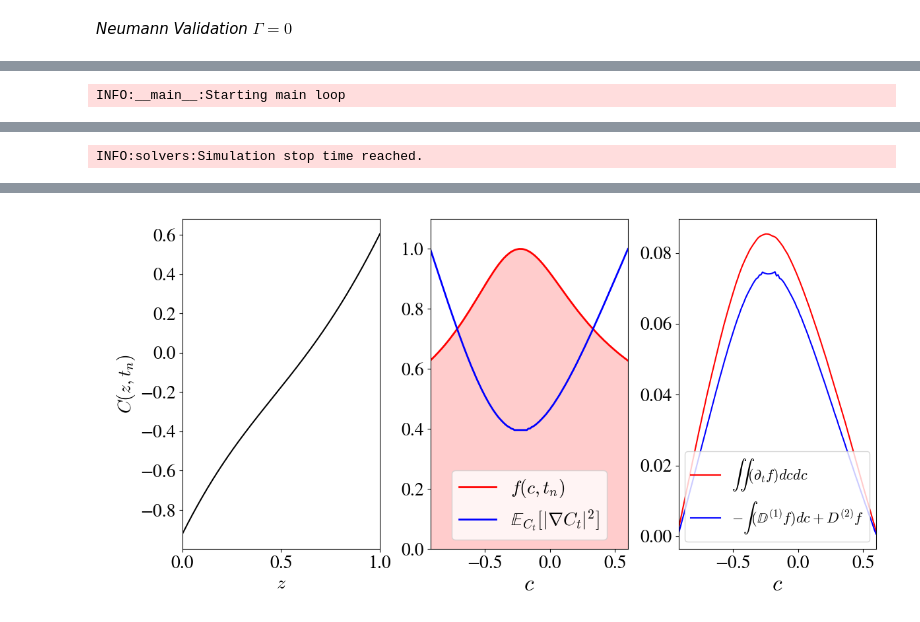
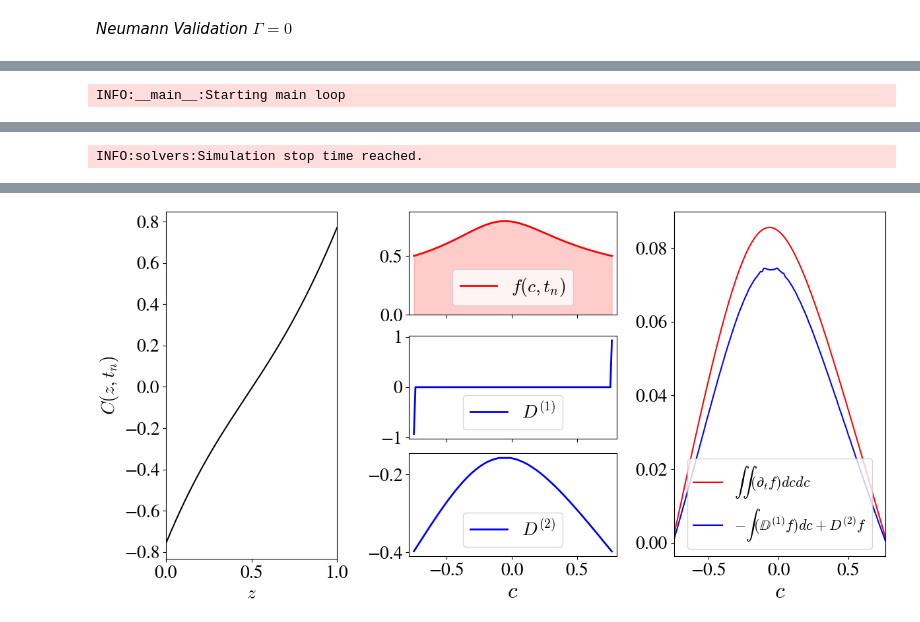
Before and after one commit to D-stratify/Theory, a Jupyter notebook: Diffusion_1D.ipynb, the cells around one changed output, grey strips where cells are left out. Drawn from its saved outputs; the diff is of its cells as text; code cells hidden in the pictures.

```diff
--- a/Diffusion_1D.ipynb
+++ b/Diffusion_1D.ipynb
@@ -94,7 +112,7 @@ def g_1(t):
 def Solve(β, Γ, κ, Nz=512):
 
   stop_sim_time = .125*(1/κ) # Less than a diffusion time so not a steady state solution
-  timestep      = 1e-04
+  timestep      = 1e-03
 
   zcoord = d3.Coordinate('z')
   dist   = d3.Distributor(zcoord, dtype=np.float64)
@@ -127,11 +145,11 @@ def Solve(β, Γ, κ, Nz=512):
   # Initial condition
   z      = dist.local_grid(zbasis)
   if β == 0:
-    C['g'] = - 1 + 2*z    + np.sin(2.*np.pi*z)
+    C['g'] = np.sin(2.*np.pi*z)
   elif Γ == 0:
-    C['g'] = - z +   z**2 + np.cos(2.*np.pi*z)
+    C['g'] = np.cos(2.*np.pi*z)
   else:
-    C['g'] = - 1 + 2*z    + np.sin(2.*np.pi*z)
+    C['g'] = np.sin(2.*np.pi*z)
 
   # Flow properties
   flow = d3.GlobalFlowProperty(solver, cadence=500)
@@ -176,7 +194,7 @@ $h(c;t)$ corresponds to the (unnormalised) density when $C_t$ is sampled from th
 \partial_tf_C = \int_0^1  \kappa \partial^2_z f_{C|Z} dz - \kappa \partial^2_c \left( \mathbb{E}[ |\nabla C|^2 |C=c]f_C \right).
 \end{equation} -->
 # %%
-def Data(N_bins=128):
+def Data():
 
   # Data loading
   file   = h5py.File('snapshots/snapshots_s1.h5', mode='r')
@@ -287,17 +305,22 @@ or more simply $\partial_z C_t$ on the boundaries.
 \end{equation}
 but we do not know $C_t$. As such the task of calculating $D^{(1)}$ reduces to calcultaing the conditional pdf $h$ on the boundaries.
 # %%
-def drift(f_c,c,κ,β,Γ):
+def drift(f_c,c,κ,β,Γ,times):
 
-  file    = h5py.File('snapshots/snapshots_s1.h5', mode='r')
-  C_cheb  = file['tasks/C' ][:,:]
-  Cz_cheb = file['tasks/Cz'][:,:]
+  from numpy import heaviside as H
 
-  int_D1f_C    = 0.*c
+  file  = h5py.File('snapshots/snapshots_s1.h5', mode='r')
+  C_z0  = file['tasks/C' ][-3, 0]
+  C_z1  = file['tasks/C' ][-3,-1]
+
   if β == 0:
-    int_D1f_C[:] =-Cz_cheb[-3,  0] # C(z=0)
+    dC_z0 = file['tasks/Cz'][-3, 0]
+    dC_z1 = file['tasks/Cz'][-3,-1]
   else:
-    int_D1f_C[:] = (g_0(times[-3]) - Γ*C_cheb[-3, 0])/β
+    dC_z0 =-(g_0(times[-3]) - Γ*C_z0)/β
+    dC_z1 = (g_1(times[-3]) - Γ*C_z1)/β
+
+  int_D1f_C = dC_z1*H(c - C_z1, 1) - dC_z0*H(c - C_z0, 1)
 
   return κ*int_D1f_C
 # %% [markdown]
@@ -400,14 +444,11 @@ times, z_data,C_data,Cz_data,dC2_data = Data()
 df_cdt    = dfdt(times   ,C_data)
 E,f_C,c   = diffusion(dC2_data,C_data)
 D2        = -κ*E
-int_D1f_C = drift(f_C,c,κ,β,Γ)
+int_D1f_C = drift(f_C,c,κ,β,Γ,times)
 
 L   = Laplacian(c);
 LHS = np.linalg.solve(L,df_cdt)
 RHS = -int_D1f_C + D2*f_C
 
-# Before plotting we normalise f_C,E for visualisation
-f_C /=np.max(f_C)
-E   /=np.max(E)
-Plot_Terms(z_data,C_data,c,f_C,E,LHS,RHS)
+Plot_Terms(z_data,C_data,c,f_C,D2,LHS,RHS)
 # %% [output]
@@ -420 +461 @@ INFO:solvers:Simulation stop time reached.
-[figure, old version]
+[figure, new version]
```
Also changed, not shown: parts of 9 cells of this notebook.
